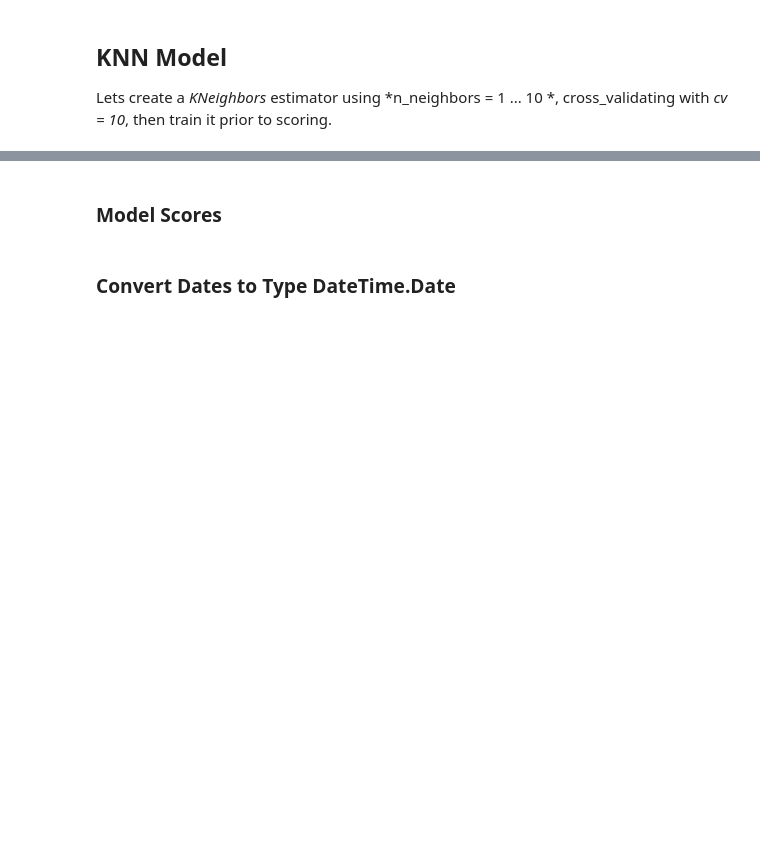
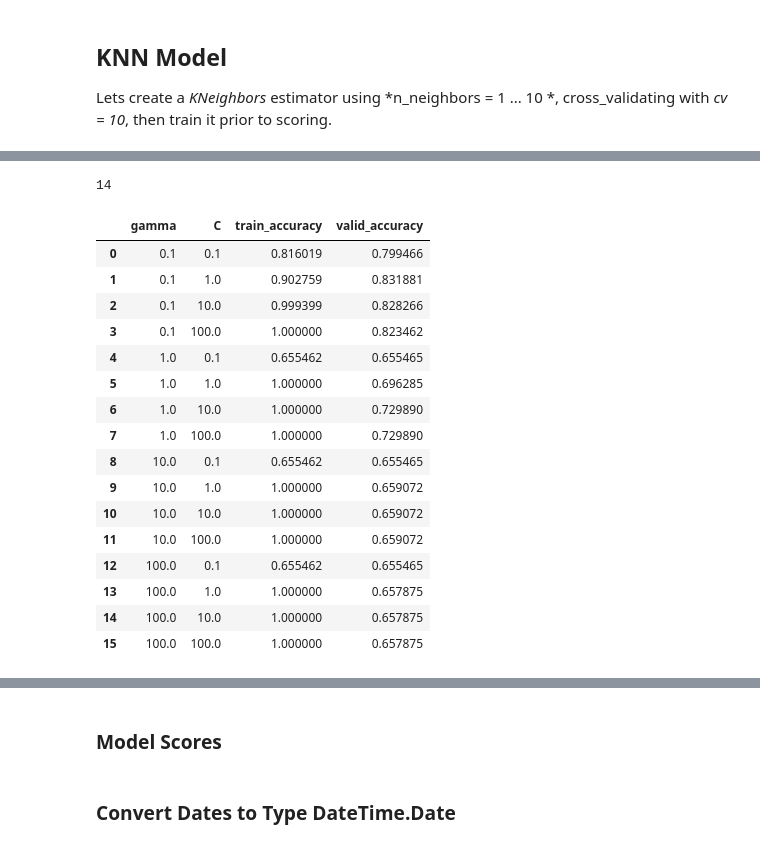
Before and after one commit to Dipto9999/intro-ml-students, a Jupyter notebook: release/final_project/final_project.ipynb, the cells around one changed output, grey strips where cells are left out. Saved outputs shown, nothing was run; the diff lists cells and outputs as text; code cells hidden in the pictures; blank space fills up the shorter version.

```diff
--- a/release/final_project/final_project.ipynb
+++ b/release/final_project/final_project.ipynb
@@ -285,3 +315,9 @@ The distinct values in the MilkTreatmentTypeEn column are :
 #### Free-Text Data
 
 This is going to be fun to tackle. Lets start by printing the values within the `CheeseName` column to see what we have here to deal with.
+# %%
+text_feats = objects_df[
+        (objects_df['unique'] > 0.1 * objects_df['count']) &
+        (objects_df['freq'] == 2)
+    ].index.to_list()
+display(text_feats)
@@ -295,3 +350,12 @@ The distinct values in the CheeseName column are :
+# %%
+preprocessor = make_column_transformer(
+    # Preprocessing Pipelines
+    (binary_transformer, binary_feats),
+    (numeric_transformer, numeric_feats),
+    (categorical_transformer, categorical_feats),
+    (text_transformer, text_feats[0]),
+    remainder = 'drop'
+)
 # %% [markdown]
 ## Baseline Model
 
@@ -305,3 +452,8 @@ dummy_test = dummy_model.score(X_test, y_test)
 ## KNN Model
 
 Lets create a *KNeighbors* estimator using *n_neighbors = 1 ... 10 *, cross_validating with *cv = 10*, then train it prior to scoring.
+# %%
+main_pipe = make_pipeline(
+    preprocessor,
+    RandomForestClassifier(random_state = 77, n_estimators = 10, n_jobs = -1),
+)
@@ -308,17 +484,21 @@ Lets create a *KNeighbors* estimator using *n_neighbors = 1 ... 10 *, cross_vali
 # %%
 results_dict = {
-    "n_neighbors": [],
+    "n_estimators": [],
     "mean_train_score": [],
     "mean_cv_score": []
 }
 
-for k in range(2, 20, 2):
-    results_dict['n_neighbors'].append(k)
+for n in range(2, 20, 2):
+    results_dict['n_estimators'].append(n)
 
-    knn = KNeighborsClassifier(n_neighbors = k)
+    main_pipe = make_pipeline(
+        preprocessor,
+        RandomForestClassifier(random_state = 77, n_estimators = n, n_jobs = -1),
+    )
+
     cv_model = pd.DataFrame(
         cross_validate(
-            estimator = knn, cv = 10,
+            estimator = main_pipe, cv = 10,
             X = X_train, y = y_train,
             return_train_score = True,
         )
@@ -352,28 +567,53 @@ display(knn_plot)
 # %%
-best_k = round(results_df.iloc[results_df['mean_cv_score'].idxmax()]['n_neighbors'])
-print(best_k)
+best_n = round(results_df.iloc[results_df['mean_cv_score'].idxmax()]['n_estimators'])
+print(best_n)
+# %% [output]
+14
 # %%
 hyperparameters = {
     "gamma": [0.1, 1.0, 10.0, 100.0],
     "C": [0.1, 1.0, 10.0, 100.0]
 }
 param_scores = {"gamma": [], "C": [], "train_accuracy": [], "valid_accuracy": []}
 
 for g_i in hyperparameters['gamma'] :
     for c_i in hyperparameters['C'] :
         param_scores['gamma'].append(g_i)
         param_scores['C'].append(c_i)
 
-        model = SVC(gamma = g_i, C = c_i)
+        main_pipe = make_pipeline(
+            preprocessor,
+             SVC(gamma = g_i, C = c_i)
+        )
+
         cv_model = pd.DataFrame(
             cross_validate(
-                estimator = model, cv = 5,
+                estimator = main_pipe, cv = 5,
                 X = X_train, y = y_train,
                 return_train_score = True,
             )
         )
 
         param_scores['train_accuracy'].append(cv_model['train_score'].mean())
         param_scores['valid_accuracy'].append(cv_model['test_score'].mean())
 
-display(param_scores)
+results_df = pd.DataFrame(param_scores)
+display(results_df)
+# %% [output]
+|  | gamma | C | train_accuracy | valid_accuracy |
+| 0 | 0.1 | 0.1 | 0.816019 | 0.799466 |
+| 1 | 0.1 | 1.0 | 0.902759 | 0.831881 |
+| 2 | 0.1 | 10.0 | 0.999399 | 0.828266 |
+| 3 | 0.1 | 100.0 | 1.000000 | 0.823462 |
+| 4 | 1.0 | 0.1 | 0.655462 | 0.655465 |
+| 5 | 1.0 | 1.0 | 1.000000 | 0.696285 |
+| 6 | 1.0 | 10.0 | 1.000000 | 0.729890 |
+| 7 | 1.0 | 100.0 | 1.000000 | 0.729890 |
+| 8 | 10.0 | 0.1 | 0.655462 | 0.655465 |
+| 9 | 10.0 | 1.0 | 1.000000 | 0.659072 |
+| 10 | 10.0 | 10.0 | 1.000000 | 0.659072 |
+| 11 | 10.0 | 100.0 | 1.000000 | 0.659072 |
+| 12 | 100.0 | 0.1 | 0.655462 | 0.655465 |
+| 13 | 100.0 | 1.0 | 1.000000 | 0.657875 |
+| 14 | 100.0 | 10.0 | 1.000000 | 0.657875 |
+| 15 | 100.0 | 100.0 | 1.000000 | 0.657875 |
```
Also changed, not shown: parts of 35 cells of this notebook.
